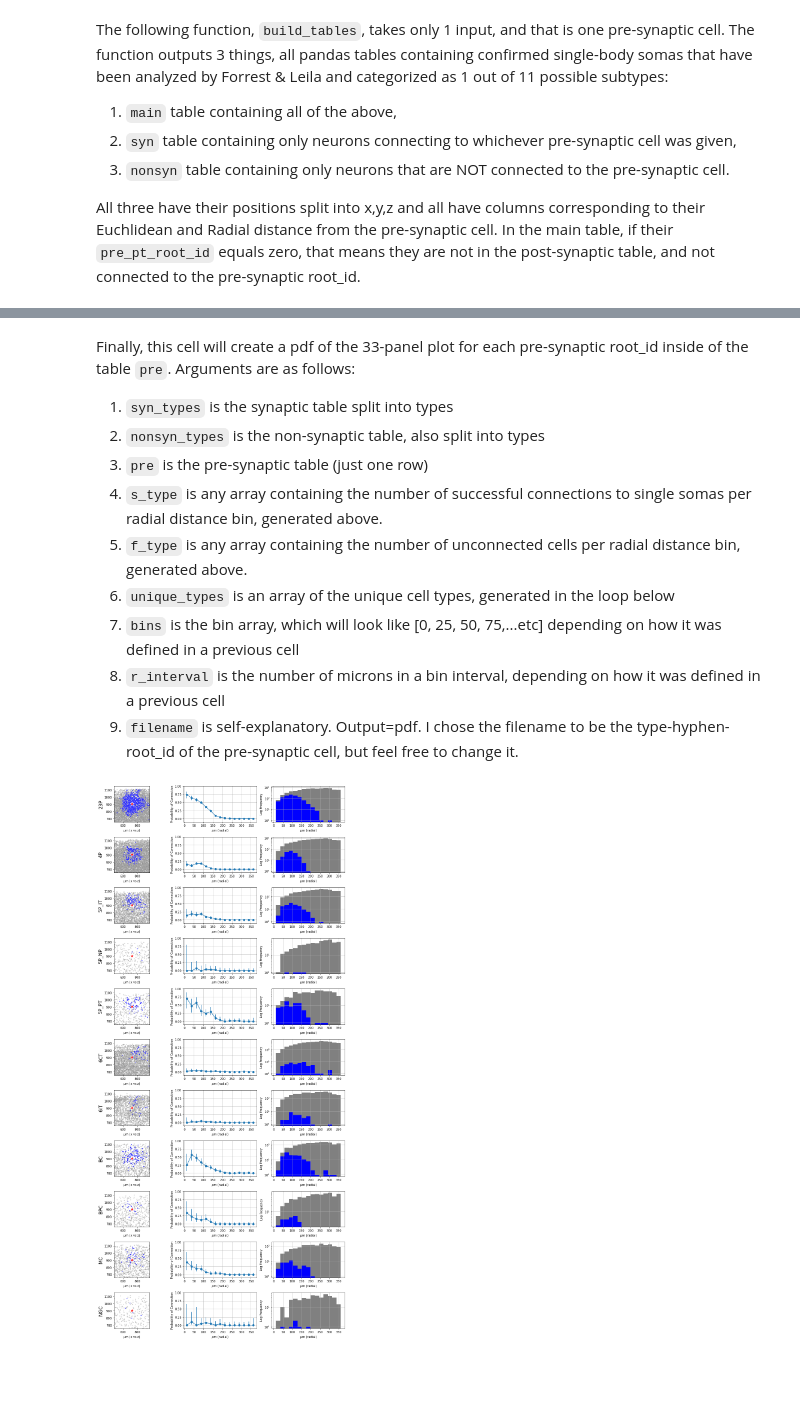
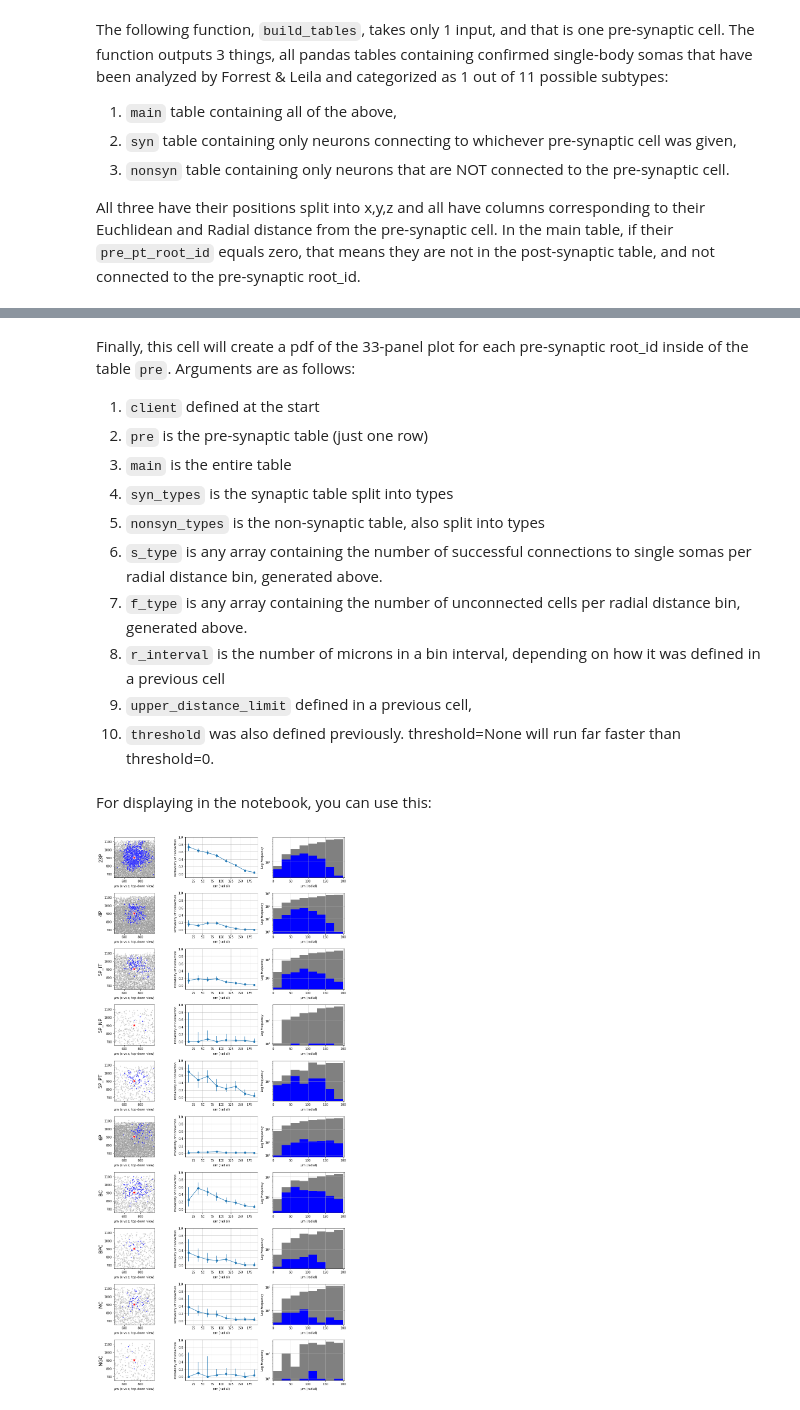
Before and after one commit to ceesem/DistanceDependentConnectivity, a Jupyter notebook: notebooks/confidenceinterval_plotting.ipynb, the cells around one changed output, grey strips where cells are left out. Saved outputs shown, nothing was run; the diff lists cells and outputs as text; code cells hidden in the pictures; blank space fills up the shorter version.

```diff
--- a/notebooks/confidenceinterval_plotting.ipynb
+++ b/notebooks/confidenceinterval_plotting.ipynb
@@ -248,10 +59,3 @@ The following function, `build_tables`, takes only 1 input, and that is one pre-
 3. `nonsyn` table containing only neurons that are NOT connected to the pre-synaptic cell.
 
 All three have their positions split into x,y,z and all have columns corresponding to their Euchlidean and Radial distance from the pre-synaptic cell. In the main table, if their `pre_pt_root_id` equals zero, that means they are not in the post-synaptic table, and not connected to the pre-synaptic root_id.
-# %%
-main,syn,nonsyn = [],[],[]
-for i in range(len(pre)):
-    m,s,n = build_tables(pre[i])
-    main.append(m)
-    syn.append(s)
-    nonsyn.append(n)
@@ -272,17 +93,6 @@ I personally don't use the class arrays for anything, but I figured I'd include
 # %%
-main_class,syn_class,nonsyn_class = [],[],[]
-main_types,syn_types,nonsyn_types = [],[],[]
-for i in range(len(pre)):
-    m_c = class_spitter(main[i])
-    s_c = class_spitter(syn[i])
-    n_c = class_spitter(nonsyn[i])
-    main_class.append(m_c)
-    syn_class.append(s_c)
-    nonsyn_class.append(n_c)
-
-    m_t = type_spitter(main[i])
-    s_t = type_spitter(syn[i])
-    n_t = type_spitter(nonsyn[i])
-    main_types.append(m_t)
-    syn_types.append(s_t)
-    nonsyn_types.append(n_t)
+r_interval = 25
+up = 200
+threshold = 40
+main_types,syn_types,nonsyn_types,f_type,s_type = make_tables.final_prep(main,syn,nonsyn,r_interval,up,threshold=None)
+main_thresh,syn_thresh,nonsyn_thresh,main_types_thresh,syn_types_thresh,nonsyn_types_thresh,f_type_thresh,s_type_thresh = make_tables.final_prep(main,syn,nonsyn,r_interval,up,threshold)
@@ -302,30 +99,12 @@ The following function `binomial_CI` takes a table, checks if each cell has a pr
-# %%
-f_type,s_type = [],[]
-for i in range(len(pre)):
-    ff,ss = [],[]
-    for j in range(len(main_types[i])):
-        f,s = binomial_CI(main_types[i][j],bins_25)
-        ff.append(f)
-        ss.append(s)
-    f_type.append(ff)
-    s_type.append(ss)
 # %% [markdown]
 Finally, this cell will create a pdf of the 33-panel plot for each pre-synaptic root_id inside of the table `pre`. Arguments are as follows:
-1. `syn_types` is the synaptic table split into types
-2. `nonsyn_types` is the non-synaptic table, also split into types
-3. `pre` is the pre-synaptic table (just one row)
-4. `s_type` is any array containing the number of successful connections to single somas per radial distance bin, generated above.
-5. `f_type` is any array containing the number of unconnected cells per radial distance bin, generated above.
-6. `unique_types` is an array of the unique cell types, generated in the loop below
-7. `bins` is the bin array, which will look like [0, 25, 50, 75,...etc] depending on how it was defined in a previous cell
+1. `client` defined at the start
+2. `pre` is the pre-synaptic table (just one row)
+3. `main` is the entire table
+4. `syn_types` is the synaptic table split into types
+5. `nonsyn_types` is the non-synaptic table, also split into types
+6. `s_type` is any array containing the number of successful connections to single somas per radial distance bin, generated above.
+7. `f_type` is any array containing the number of unconnected cells per radial distance bin, generated above.
 8. `r_interval` is the number of microns in a bin interval, depending on how it was defined in a previous cell
-9. `filename` is self-explanatory. Output=pdf. I chose the filename to be the type-hyphen-root_id of the pre-synaptic cell, but feel free to change it.
+9. `upper_distance_limit` defined in a previous cell,
+10. `threshold` was also defined previously. threshold=None will run far faster than threshold=0.
-# %%
-for i in range(len(pre)):
-    # this will give filename = 'BC-4587604586048560456748'
-    filename = '{0:s}-{1:s}'.format(str(np.array(pre[i].cell_type)[0]),str(np.array(pre[i].pt_root_id)[0]))
-    unique_types = np.unique(main[i].cell_type)
-    threepanels_pertype(syn_types[i],nonsyn_types[i],pre[i],s_type[i],f_type[i],
-                        unique_types,bins_25,r_interval,filename)
-# %% [output]
-[figure, removed]
@@ -331,0 +114,7 @@ for i in range(len(pre)):
+# %% [markdown]
+For displaying in the notebook, you can use this:
+# %%
+filename = 'NotNeeded'
+plot.threepanels_pertype(main[0],pre[0],syn_types[0],nonsyn_types[0],s_type[0],f_type[0],r_interval,up,filename,display=True)
+# %% [output]
+[figure, added]
```
Also changed, not shown: parts of 17 cells of this notebook, 3 other files.
